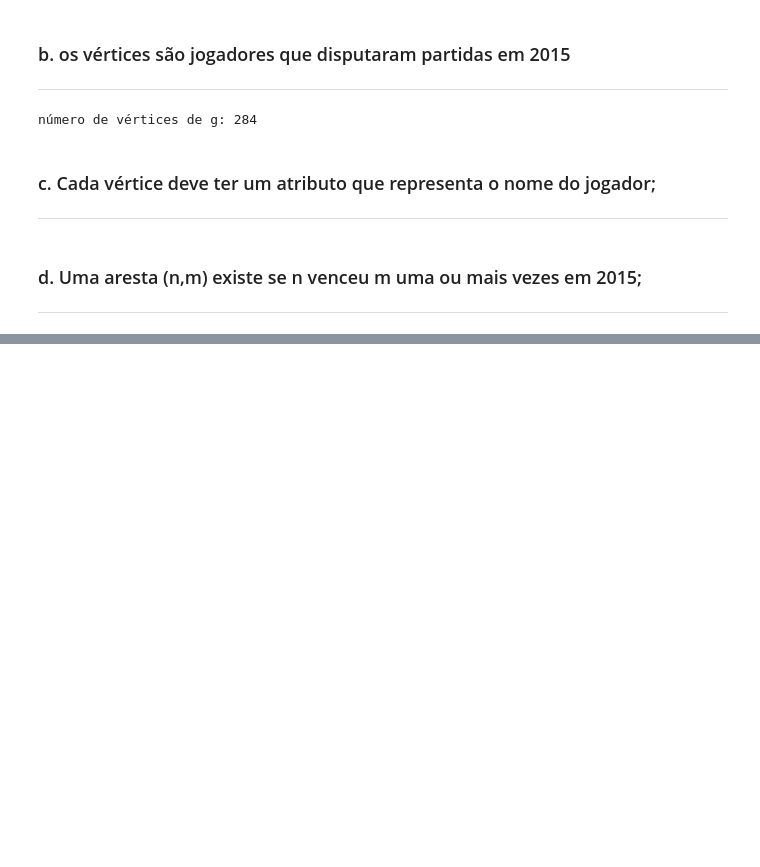
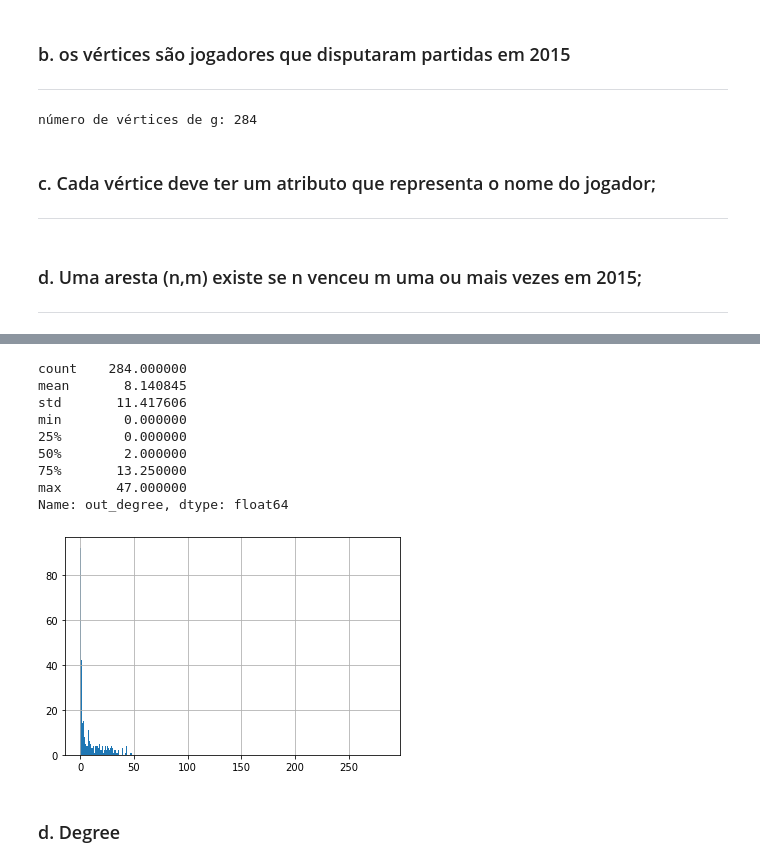
Before and after one commit to fernandocfbf/APS1-redes-sociais, a Jupyter notebook: init.ipynb, the cells around one changed output, grey strips where cells are left out. Cells and saved outputs as stored; diff of their text form; code cells hidden in the pictures; blank space fills up the shorter version.

```diff
--- a/init.ipynb
+++ b/init.ipynb
@@ -192,0 +274,17 @@ save_gt(g, 'exemplo.net.gz')
+# %%
+df['out_degree'] = out_degrees
+df['out_degree'].hist(bins=range(n))
+df['out_degree'].describe()
+# %% [output]
+count    284.000000
+mean       8.140845
+std       11.417606
+min        0.000000
+25%        0.000000
+50%        2.000000
+75%       13.250000
+max       47.000000
+Name: out_degree, dtype: float64
+[figure, added]
+# %% [markdown]
+### d. Degree
```
Also changed, not shown: parts of 15 cells of this notebook.
